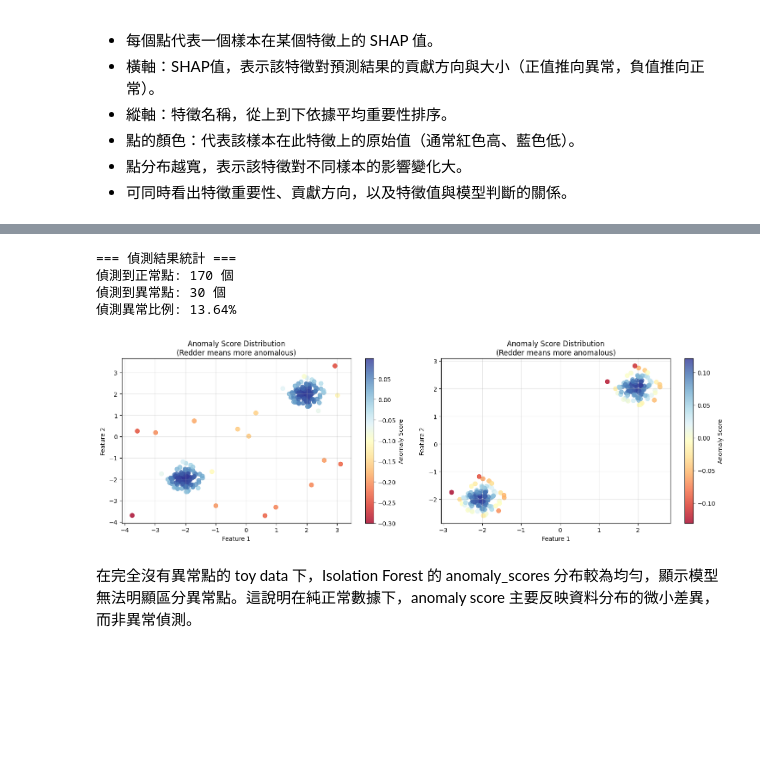
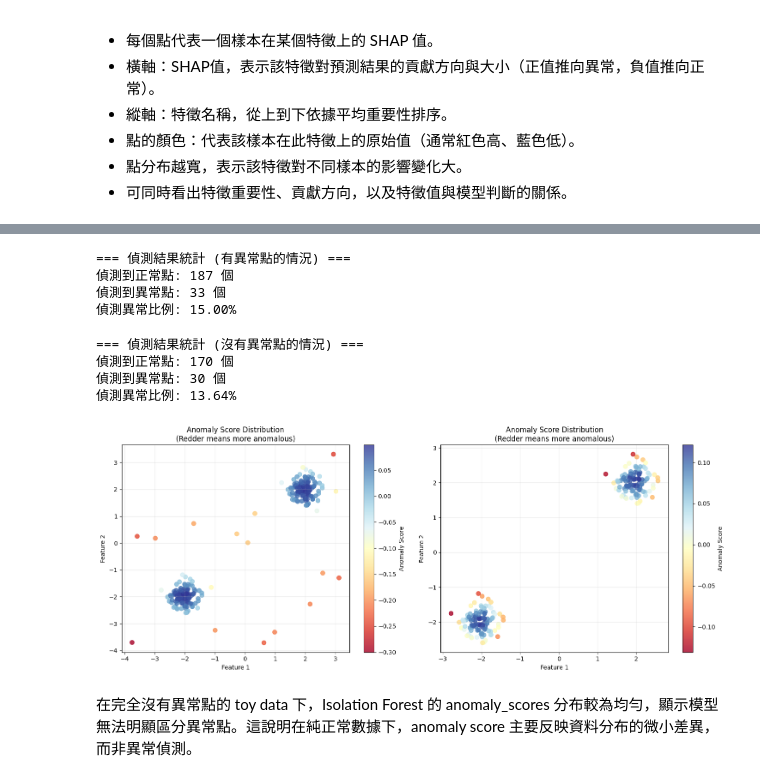
Before and after one commit to jonascheng/anomalyebook, a Jupyter notebook: 05_iforest-fraud-detection.ipynb, the cells around one changed output, grey strips where cells are left out. Cells and saved outputs as stored; diff of their text form; code cells hidden in the pictures; blank space fills up the shorter version.

```diff
--- a/05_iforest-fraud-detection.ipynb
+++ b/05_iforest-fraud-detection.ipynb
@@ -1014,62 +981,80 @@ clf = IsolationForest(
     random_state=42      # 確保結果可重現
 )
 
-clf_normal = IsolationForest(
-    contamination=0.15,  # 預期15%的數據是異常（接近實際的10%）
-    n_estimators=100,    # 使用100棵樹
-    max_samples='auto',  # 自動決定樣本數（min(256, n_samples)）
-    random_state=42      # 確保結果可重現
-)
-
 # 訓練模型並預測
-clf.fit(X_full)
-y_pred = clf.predict(X_full)  # 1表示正常點，-1表示異常點
+y_pred = clf.fit_predict(X_full)  # 1表示正常點，-1表示異常點
 anomaly_scores = clf.decision_function(X_full)  # 異常分數
 
-clf_normal.fit(X_full_normal)
-y_pred_normal = clf_normal.predict(X_full_normal)  # 1表示正常點，-1表示異常點
-anomaly_scores_normal = clf_normal.decision_function(X_full_normal)  # 異常分數
+# 計算偵測結果統計 (沒有異常點的情況)
+normal_mask = (y_pred == 1)
+anomaly_mask = (y_pred == -1)
 
-# 計算偵測結果統計
-normal_mask = (y_pred_normal == 1)
-anomaly_mask = (y_pred_normal == -1)
-
-print("=== 偵測結果統計 ===")
+print("=== 偵測結果統計 (有異常點的情況) ===")
 print(f"偵測到正常點: {np.sum(normal_mask)} 個")
 print(f"偵測到異常點: {np.sum(anomaly_mask)} 個")
 print(f"偵測異常比例: {np.sum(anomaly_mask)/len(X_full):.2%}")
 # %% [output]
-=== 偵測結果統計 ===
-偵測到正常點: 170 個
-偵測到異常點: 30 個
-偵測異常比例: 13.64%
+=== 偵測結果統計 (有異常點的情況) ===
+偵測到正常點: 187 個
+偵測到異常點: 33 個
+偵測異常比例: 15.00%
+# %%
+# 建立 Isolation Forest 模型
+clf_normal = IsolationForest(
+    contamination=0.15,  # 預期15%的數據是異常（接近實際的10%）
+    n_estimators=100,    # 使用100棵樹
+    max_samples='auto',  # 自動決定樣本數（min(256, n_samples)）
+    random_state=42      # 確保結果可重現
+)
+
+# 訓練模型並預測
+y_pred_normal = clf_normal.fit_predict(X_full_normal)  # 1表示正常點，-1表示異常點
+anomaly_scores_normal = clf_normal.decision_function(X_full_normal)  # 異常分數
+
+# 計算偵測結果統計 (沒有異常點的情況)
+normal_mask = (y_pred_normal == 1)
+anomaly_mask = (y_pred_normal == -1)
+
+print("=== 偵測結果統計 (沒有異常點的情況) ===")
+print(f"偵測到正常點: {np.sum(normal_mask)} 個")
+print(f"偵測到異常點: {np.sum(anomaly_mask)} 個")
+print(f"偵測異常比例: {np.sum(anomaly_mask)/len(X_full):.2%}")
+# %% [output]
+=== 偵測結果統計 (沒有異常點的情況) ===
+偵測到正常點: 170 個
+偵測到異常點: 30 個
+偵測異常比例: 13.64%
 # %%
 # 視覺化偵測結果
-plt.figure(figsize=(15, 5))
+plt.figure(figsize=(15, 6))
 
-# 子圖1：異常分數熱圖 (X_full)
+# 子圖1：異常分數 (X_full)
 plt.subplot(1, 2, 1)
-scatter = plt.scatter(X_full[:, 0], X_full[:, 1],
-                     c=anomaly_scores, s=50, alpha=0.8, cmap='RdYlBu')
+scatter = plt.scatter(
+  X_full[:, 0], X_full[:, 1],
+  c=anomaly_scores, s=50, alpha=0.8, cmap='RdYlBu'
+)
 plt.colorbar(scatter, label='Anomaly Score')
 plt.title('Anomaly Score Distribution\n(Redder means more anomalous)')
 plt.xlabel('Feature 1')
 plt.ylabel('Feature 2')
 plt.grid(True, alpha=0.3)
 
-# 子圖2：異常分數熱圖 (X_full_normal)
+# 子圖2：異常分數 (X_full_normal)
 plt.subplot(1, 2, 2)
-scatter = plt.scatter(X_full_normal[:, 0], X_full_normal[:, 1],
-                     c=anomaly_scores_normal, s=50, alpha=0.8, cmap='RdYlBu')
+scatter = plt.scatter(
+  X_full_normal[:, 0], X_full_normal[:, 1],
+  c=anomaly_scores_normal, s=50, alpha=0.8, cmap='RdYlBu'
+)
 plt.colorbar(scatter, label='Anomaly Score')
 plt.title('Anomaly Score Distribution\n(Redder means more anomalous)')
 plt.xlabel('Feature 1')
 plt.ylabel('Feature 2')
 plt.grid(True, alpha=0.3)
 
 plt.tight_layout()
 plt.show()
 # %% [output]
-[figure, old version]
+[figure, new version]
 # %% [markdown]
 在完全沒有異常點的 toy data 下，Isolation Forest 的 anomaly_scores 分布較為均勻，顯示模型無法明顯區分異常點。這說明在純正常數據下，anomaly score 主要反映資料分布的微小差異，而非異常偵測。
```
Also changed, not shown: parts of 36 cells of this notebook.
